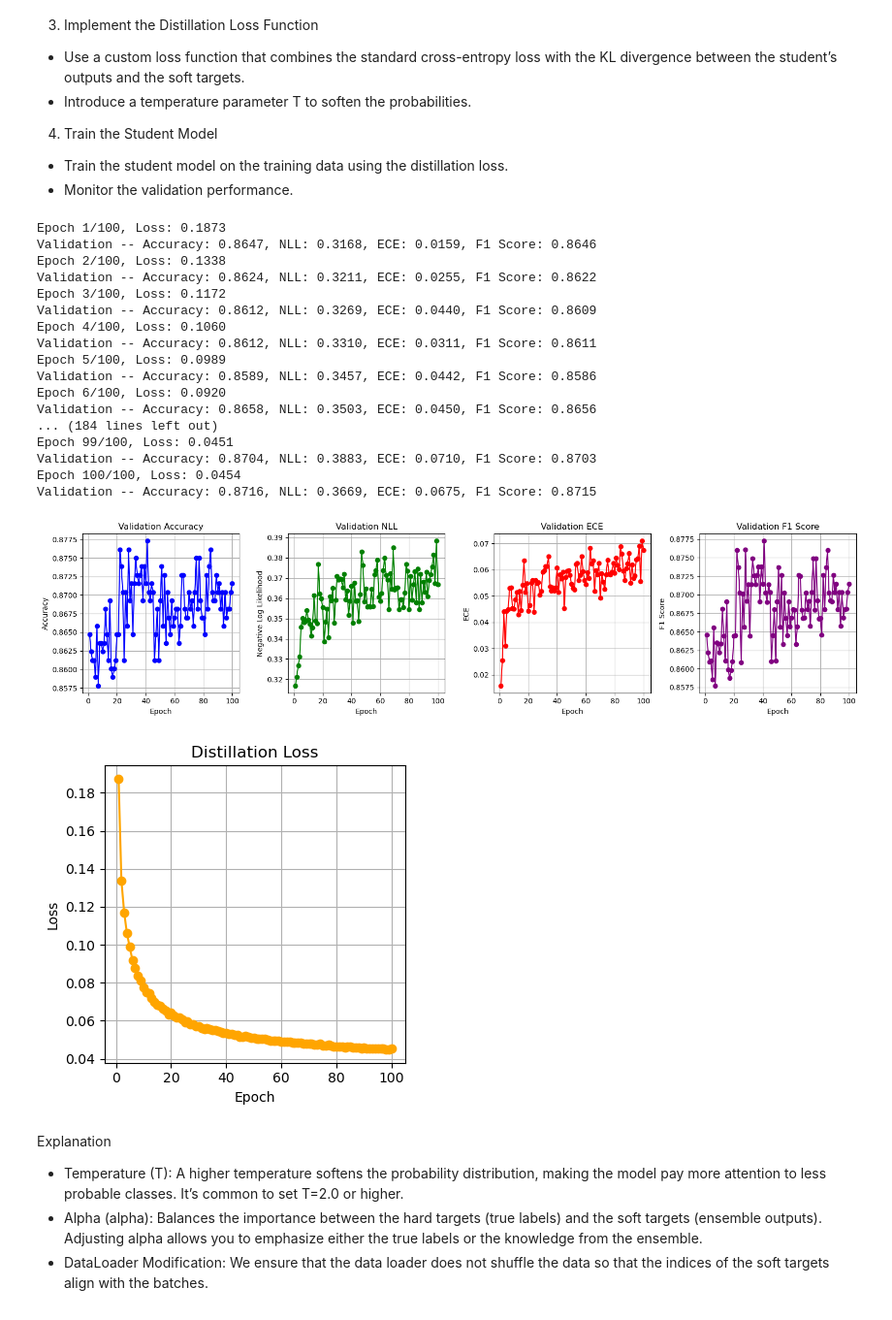
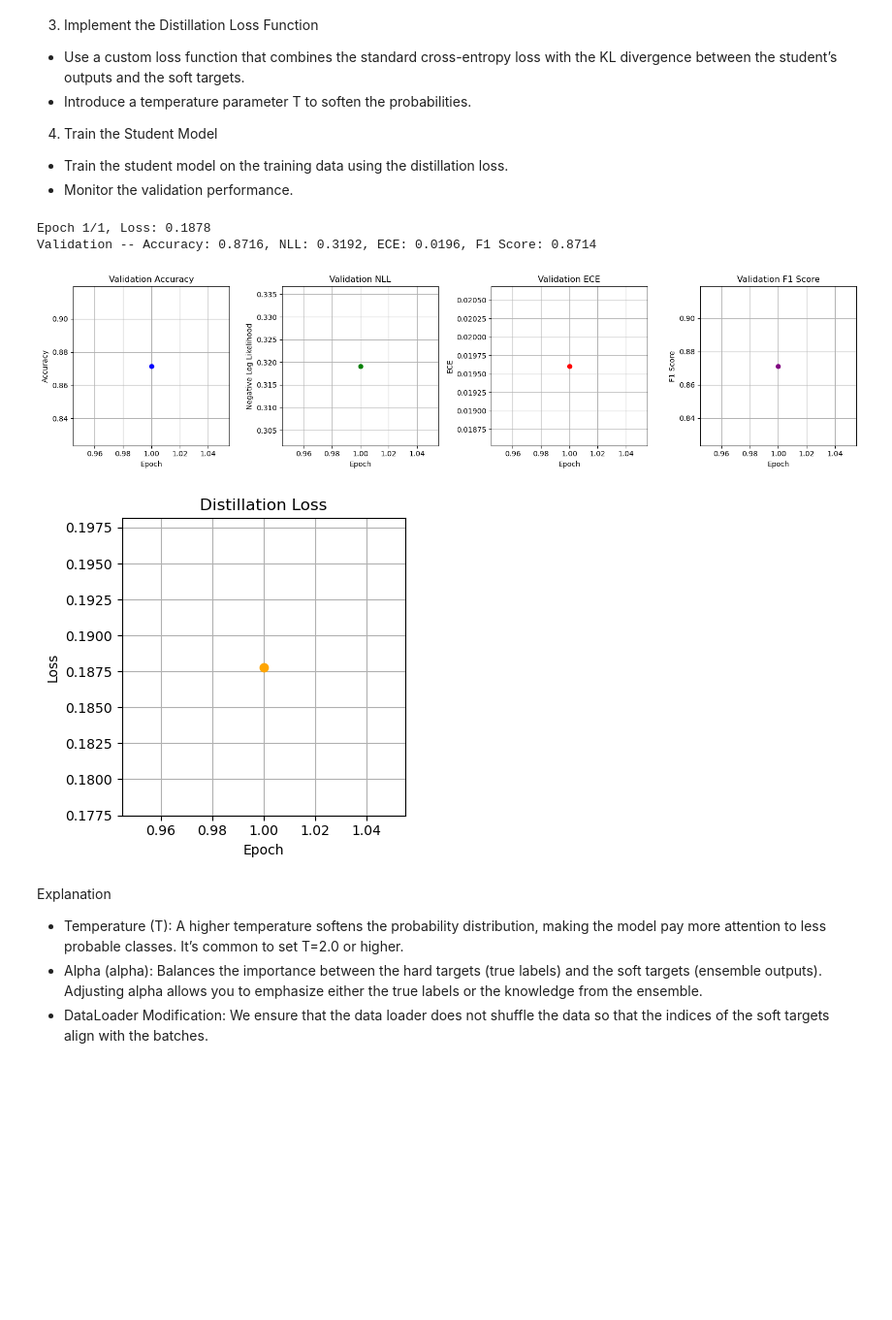
Before and after one commit to wstentzer/NLP-Project, a Jupyter notebook: main_1.3B_model-mps copy.ipynb, the cells around one changed output. Shown: that part at 97% size. Drawn from its saved outputs; the diff is of its cells as text; code cells hidden in the pictures; blank space fills up the shorter version.

```diff
--- a/main_1.3B_model-mps copy.ipynb
+++ b/main_1.3B_model-mps copy.ipynb
@@ -913,53 +913,38 @@ def train_student_model(student_model, train_loader, val_X, val_y, soft_targets,
 # Convert data to PyTorch tensors
 train_X = torch.from_numpy(train_embeddings).float()
 train_y = torch.from_numpy(train_labels).long()
 
 # Prepare DataLoader with indices to match soft targets
 train_dataset_with_indices = TensorDataset(train_X, train_y)
 train_loader_with_indices = DataLoader(train_dataset_with_indices, batch_size=batch_size, shuffle=False)
 
 # Instantiate the student model
 student_model = StudentMLP(input_dim=train_X.shape[1], output_size=2)
 
 # Set the number of epochs
-epochs = 100
+epochs = 1
 
 # Ignore warnings of a specific category
 warnings.filterwarnings('ignore', category=UserWarning)
 
 student_model, loss_plot = train_student_model(
     student_model,
     train_loader_with_indices,
     val_X,
     val_y,
     soft_targets,
     epochs=epochs,
     T=1.0,
     alpha=0.3
 )
 
 # Re-enable warnings by clearing or overriding the filter
 warnings.filterwarnings('default', category=UserWarning)
 # %% [output]
-Epoch 1/100, Loss: 0.1873
-Validation -- Accuracy: 0.8647, NLL: 0.3168, ECE: 0.0159, F1 Score: 0.8646
-Epoch 2/100, Loss: 0.1338
-Validation -- Accuracy: 0.8624, NLL: 0.3211, ECE: 0.0255, F1 Score: 0.8622
-Epoch 3/100, Loss: 0.1172
-Validation -- Accuracy: 0.8612, NLL: 0.3269, ECE: 0.0440, F1 Score: 0.8609
-Epoch 4/100, Loss: 0.1060
-Validation -- Accuracy: 0.8612, NLL: 0.3310, ECE: 0.0311, F1 Score: 0.8611
-Epoch 5/100, Loss: 0.0989
-Validation -- Accuracy: 0.8589, NLL: 0.3457, ECE: 0.0442, F1 Score: 0.8586
-Epoch 6/100, Loss: 0.0920
-Validation -- Accuracy: 0.8658, NLL: 0.3503, ECE: 0.0450, F1 Score: 0.8656
-... (184 lines left out)
-Epoch 99/100, Loss: 0.0451
-Validation -- Accuracy: 0.8704, NLL: 0.3883, ECE: 0.0710, F1 Score: 0.8703
-Epoch 100/100, Loss: 0.0454
-Validation -- Accuracy: 0.8716, NLL: 0.3669, ECE: 0.0675, F1 Score: 0.8715
+Epoch 1/1, Loss: 0.1878
+Validation -- Accuracy: 0.8716, NLL: 0.3192, ECE: 0.0196, F1 Score: 0.8714
-[figure, old version]
+[figure, new version]
-[figure, old version]
+[figure, new version]
 # %% [markdown]
 
 Explanation
```
Also changed, not shown: parts of 1 cell of this notebook, 1 other file.
